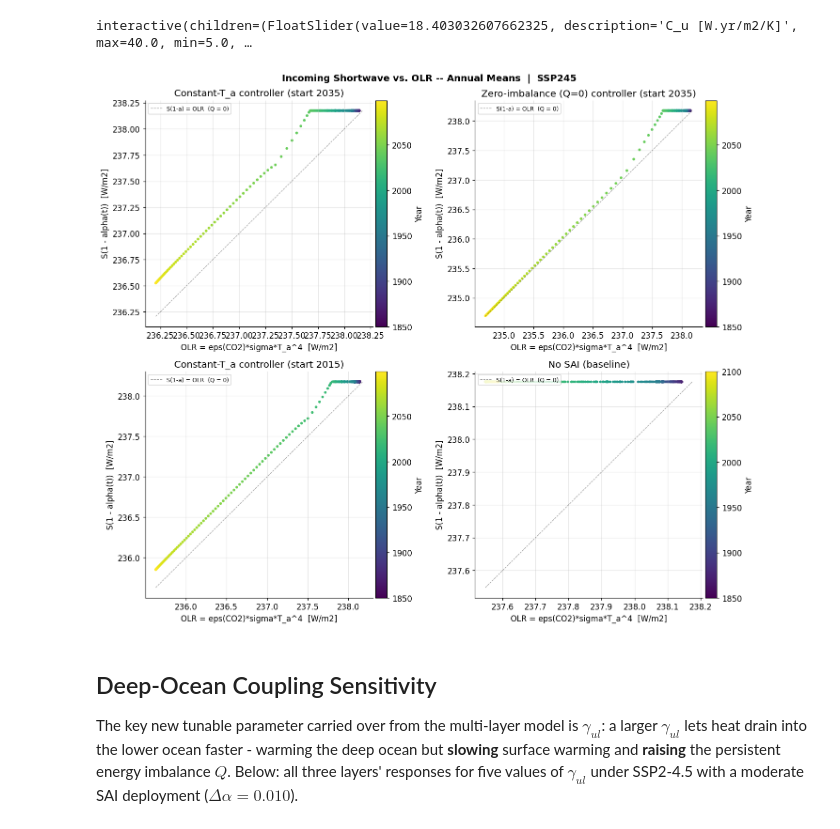
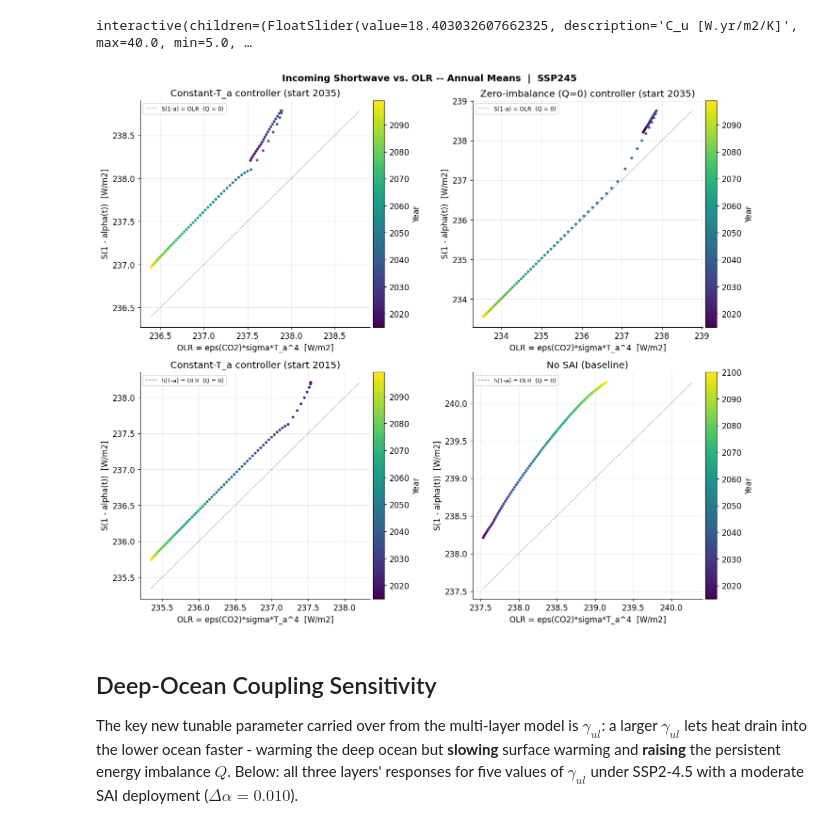
Before and after one commit to jshaw35/PRISM, a Jupyter notebook: WorkingModel.ipynb, the cells around one changed output. Saved outputs shown, nothing was run; the diff lists cells and outputs as text; code cells hidden in the pictures.

Commit message:
added temperature dependent albedo for earth and combined earth and SAI albedo

```diff
--- a/WorkingModel.ipynb
+++ b/WorkingModel.ipynb
@@ -191,6 +322,18 @@ def emissivity(CO2):
     IR-opaque) as CO2 rises above CO2_0. Vectorized over CO2.
     '''
     return EPS0 - K_CO2 * np.log(CO2 / CO2_0) / (SIGMA * T0**4)
+# %%
+# == Simulation window ========================================================
+# RUN_START_YEAR = 1850 : full run 1850-2100, starting from pre-industrial
+#                         equilibrium [T0, T0, T0].
+# RUN_START_YEAR = 2015 : run (and plot) only 2015-2100.  The 2015 state is taken
+#                         from a no-SAI spin-up over 1850-2015 with the same layer
+#                         parameters, so the ocean layers start with their
+#                         historical warming instead of cold at T0 under 2015 CO2.
+#                         Any SAI must start at or after RUN_START_YEAR.
+SPINUP_START_YEAR = 1850   # pre-industrial equilibrium year (start of the CO2 record)
+RUN_START_YEAR    = 2015   # 1850 or 2015
+RUN_END_YEAR      = 2100
 # %%
 def sai_delta_alpha(t, d_alpha=0.0, start_year=2030, ramp_years=10, d_alpha_slope=0.0):
     '''
@@ -699,9 +904,12 @@ interactive(children=(FloatSlider(value=18.403032607662325, description='C_u [W.
 # Unlike the constant-T_a controller, this target is purely radiative: Q
 # doesn't depend on either ocean layer, so the solve doesn't need Tu or Tl.
 # Setting Q = 0 in
-#   Q = S(1 - alpha0 - d_alpha) - eps(CO2(t))*sigma*Ta^4
-# and solving for d_alpha gives
-#   d_alpha = (1 - alpha0) - eps(CO2(t))*sigma*Ta^4 / S
+#   Q = S(1 - alpha_net(Ta, d_alpha)) - eps(CO2(t))*sigma*Ta^4
+# solving for d_alpha means requiring the absorbed shortwave to equal the OLR,
+#   R_target = eps(CO2(t))*sigma*Ta^4,
+# then inverting the multiple-reflection relation for the SAI-layer albedo:
+#   d_alpha = [(1-a_e) - A] / [(1-a_e) - A*a_e],   A = R_target/S,
+#                                                  a_e = alpha_earth(Ta).
 # Because this is solved from the current (not a frozen-target) Ta, Ta is
 # still free to drift year to year -- the controller only holds the annual
 # imbalance at zero, not the temperature itself.
@@ -709,12 +917,12 @@ interactive(children=(FloatSlider(value=18.403032607662325, description='C_u [W.
 def controller_d_alpha_step_qbal(Ta, t_year, scenario):
     '''SAI albedo offset that makes S(1-alpha) = OLR (zero TOA imbalance) at the given Ta.'''
     eps = emissivity(co2_ppm(t_year, scenario=scenario))
-    d_alpha = (1 - alpha0) - eps * SIGMA * Ta**4 / S
-    return max(d_alpha, 0.0)   # SAI only adds reflective aerosol -- no negative injection
+    R_target = eps * SIGMA * Ta**4          # absorbed shortwave must equal OLR
+    return alpha_sai_for_absorbed_sw(Ta, R_target)
 
 
 def run_controller_ebm_qbal(C_u=C_UPPER, C_l=C_LOWER, gamma_au=GAMMA_AU, gamma_ul=GAMMA_UL,
-                             scenario='ssp245', t_span=(1850, 2100), pts_per_year=8):
+                             scenario='ssp245', t_span=None, pts_per_year=8):
     '''
     Integrate the three-layer EBM one calendar year at a time, re-solving the
     Q=0 controller's d_alpha at the start of each year (see module docstring
@@ -725,11 +933,11 @@ def run_controller_ebm_qbal(C_u=C_UPPER, C_l=C_LOWER, gamma_au=GAMMA_AU, gamma_u
     t, Ta, Tu, Tl, Q, d_alpha : all on the same fine (sub-year) grid.
     '''
     C_a = C_ATMOS
-    t0, t_end = t_span
+    t0, t_end = _resolve_t_span(t_span)
     years = np.arange(t0, t_end)
 
     t_chunks, Ta_chunks, Tu_chunks, Tl_chunks, da_chunks = [], [], [], [], []
-    y = [T0, T0, T0]
+    y = list(initial_state(t0, C_a, C_u, C_l, gamma_au, gamma_ul, scenario))
 
     for yr in years:
         if yr < CTRL_START:
@@ -760,7 +968,7 @@ def run_controller_ebm_qbal(C_u=C_UPPER, C_l=C_LOWER, gamma_au=GAMMA_AU, gamma_u
     d_alpha_t = np.concatenate(da_chunks)
 
     eps_t = emissivity(np.array([co2_ppm(ti, scenario=scenario) for ti in t]))
-    Q = S * (1 - (alpha0 + d_alpha_t)) - eps_t * SIGMA * Ta**4
+    Q = S * (1 - alpha_net(Ta, d_alpha_t)) - eps_t * SIGMA * Ta**4
     return t, Ta, Tu, Tl, Q, d_alpha_t
 
 
@@ -829,7 +1037,7 @@ def plot_controller_ebm_qbal(C_u, C_l, gamma_au, gamma_ul, scenario):
 
     # -- Incoming shortwave vs. OLR, colored by year (controller run) ----------
     ax5 = axes[2, 1]
-    S_in  = S * (1 - (alpha0 + da_c))
+    S_in  = S * (1 - alpha_net(Ta_c, da_c))
     OLR_c = eps_c * SIGMA * Ta_c**4
 
     year_labels, year_idx = np.unique(np.floor(t_c).astype(int), return_inverse=True)
@@ -864,7 +1072,7 @@ def _annual_mean_shortwave_olr(ax, t, Ta, d_alpha_t, scenario, title):
     '''Annual-mean incoming shortwave vs. OLR scatter, colored by year (same
     construction as the bottom-right panel of each controller plot above).'''
     eps  = emissivity(np.array([co2_ppm(ti, scenario=scenario) for ti in t]))
-    S_in = S * (1 - (alpha0 + d_alpha_t))
+    S_in = S * (1 - alpha_net(Ta, d_alpha_t))
     OLR  = eps * SIGMA * Ta**4
 
     year_labels, year_idx = np.unique(np.floor(t).astype(int), return_inverse=True)
@@ -882,34 +1090,34 @@ def _annual_mean_shortwave_olr(ax, t, Ta, d_alpha_t, scenario, title):
 
 _SCEN = 'ssp245'
 
 # Constant-T_a controller, current default deployment year (module CTRL_START)
 t_ctrl_2035, Ta_ctrl_2035, _, _, _, da_ctrl_2035, _ = run_controller_ebm(scenario=_SCEN)
 # Zero-imbalance (Q=0) controller, current default deployment year
 t_qbal, Ta_qbal, _, _, _, da_qbal = run_controller_ebm_qbal(scenario=_SCEN)
 # Constant-T_a controller, deployed starting 2015 instead of 2035
 t_ctrl_2015, Ta_ctrl_2015, _, _, _, da_ctrl_2015, _ = run_controller_ebm(scenario=_SCEN, ctrl_start=2015)
 # No SAI at all -- plain baseline warming
 t_base, Ta_base, _, _, _ = run_ebm(scenario=_SCEN, d_alpha=0.0)
 da_base = np.zeros_like(t_base)
 
 fig, axes = plt.subplots(2, 2, figsize=(13, 11))
 fig.suptitle(f'Incoming Shortwave vs. OLR -- Annual Means  |  {_SCEN.upper()}',
              fontsize=13, fontweight='bold')
 
 panels = [
     (axes[0, 0], t_ctrl_2035, Ta_ctrl_2035, da_ctrl_2035, f'Constant-T_a controller (start {CTRL_START})'),
     (axes[0, 1], t_qbal,      Ta_qbal,      da_qbal,      'Zero-imbalance (Q=0) controller (start 2035)'),
     (axes[1, 0], t_ctrl_2015, Ta_ctrl_2015, da_ctrl_2015, 'Constant-T_a controller (start 2015)'),
     (axes[1, 1], t_base,      Ta_base,      da_base,      'No SAI (baseline)'),
 ]
 for ax, t_p, Ta_p, da_p, title in panels:
     sc = _annual_mean_shortwave_olr(ax, t_p, Ta_p, da_p, _SCEN, title)
     fig.colorbar(sc, ax=ax, label='Year', pad=0.01)
 
 plt.tight_layout()
 plt.show()
 # %% [output]
-[figure, old version]
+[figure, new version]
 # %% [markdown]
 ## Deep-Ocean Coupling Sensitivity
 
```
Also changed, not shown: parts of 10 cells of this notebook, 2 other files.
